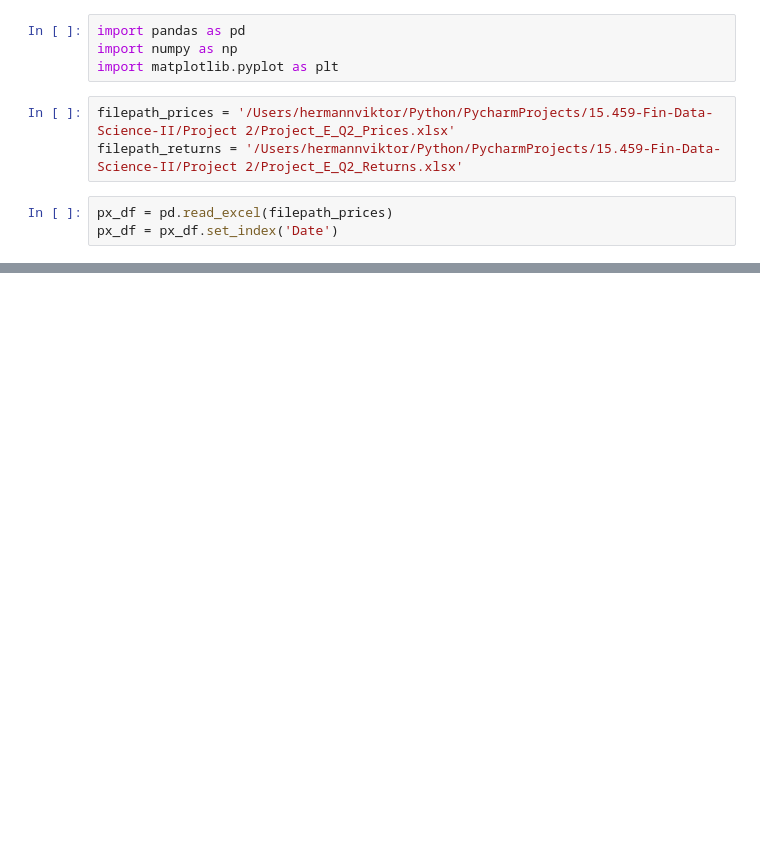
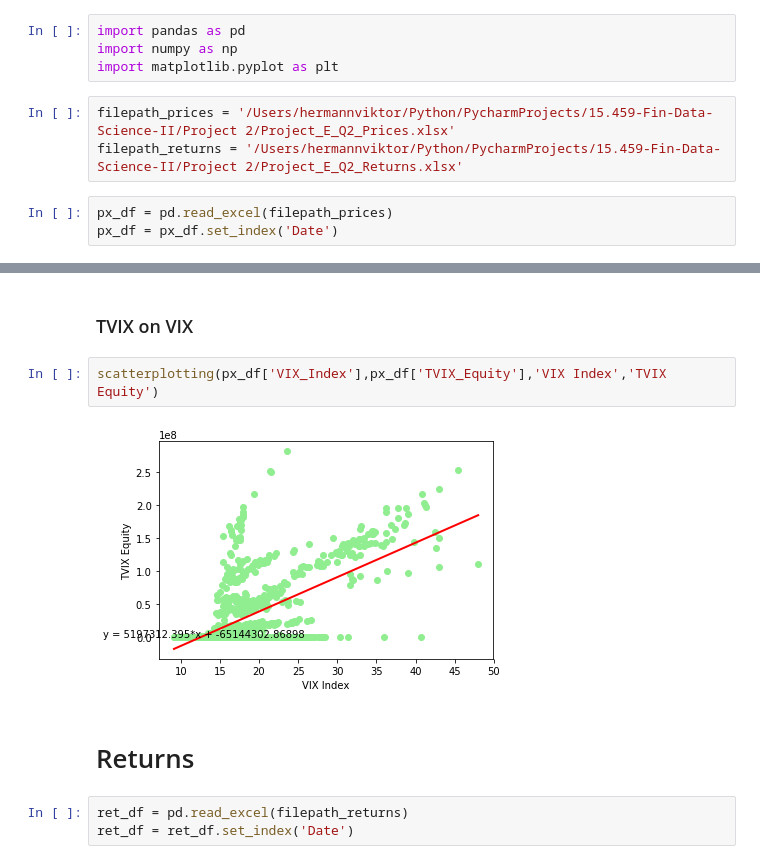
Before and after one commit to llonardi/15.459-Fin-Data-Science-II, a Jupyter notebook: Project 2/Q2.ipynb, the cells around one changed output, grey strips where cells are left out. Saved outputs shown, nothing was run; the diff lists cells and outputs as text; blank space fills up the shorter version.

```diff
--- a/Project 2/Q2.ipynb
+++ b/Project 2/Q2.ipynb
@@ -24,0 +46,11 @@ plt.show()
+# %% [markdown]
+### TVIX on VIX
+# %%
+scatterplotting(px_df['VIX_Index'],px_df['TVIX_Equity'],'VIX Index','TVIX Equity')
+# %% [output]
+[figure, added]
+# %% [markdown]
+# Returns
+# %%
+ret_df = pd.read_excel(filepath_returns)
+ret_df = ret_df.set_index('Date')
```
Also changed, not shown: parts of 18 cells of this notebook.
